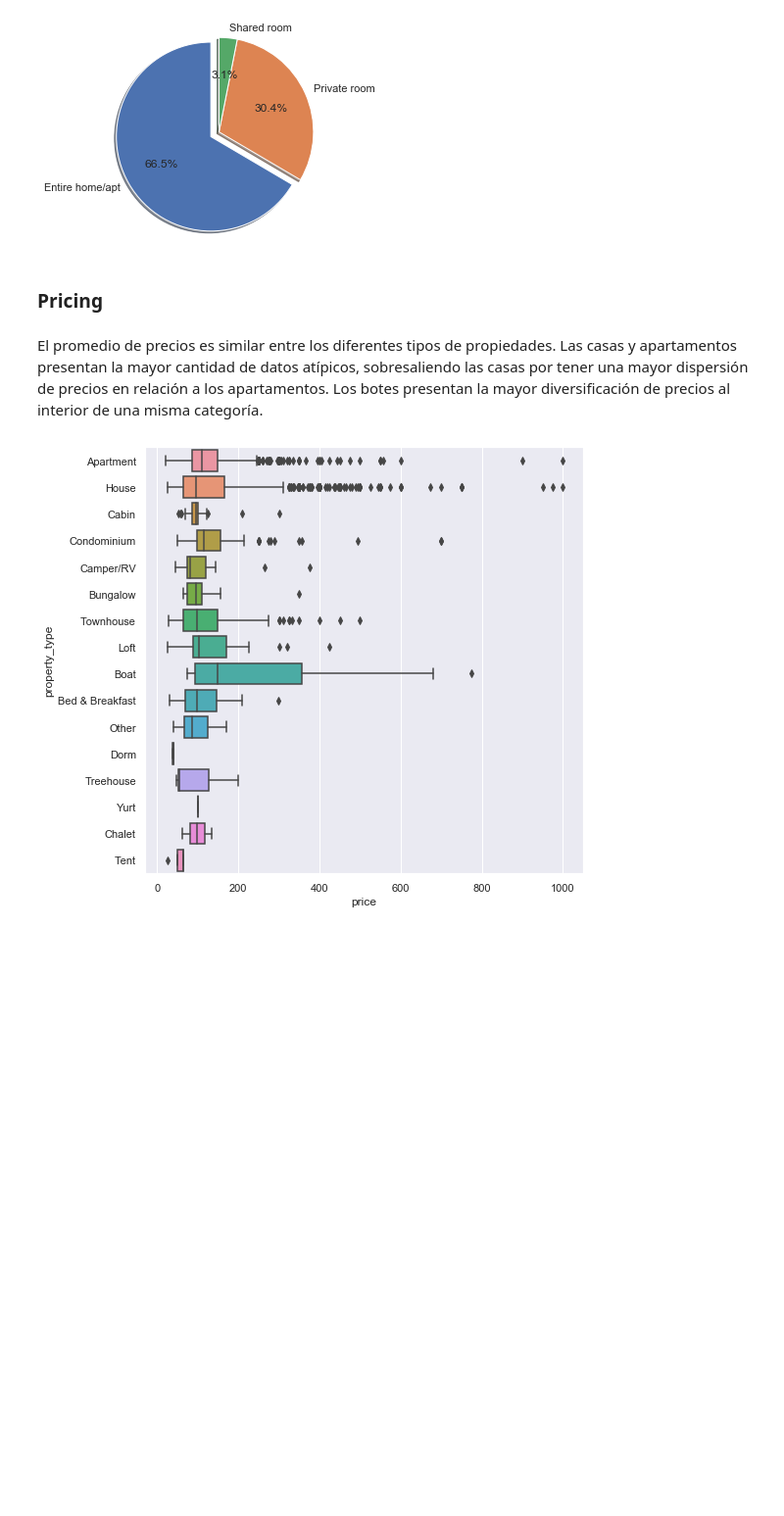
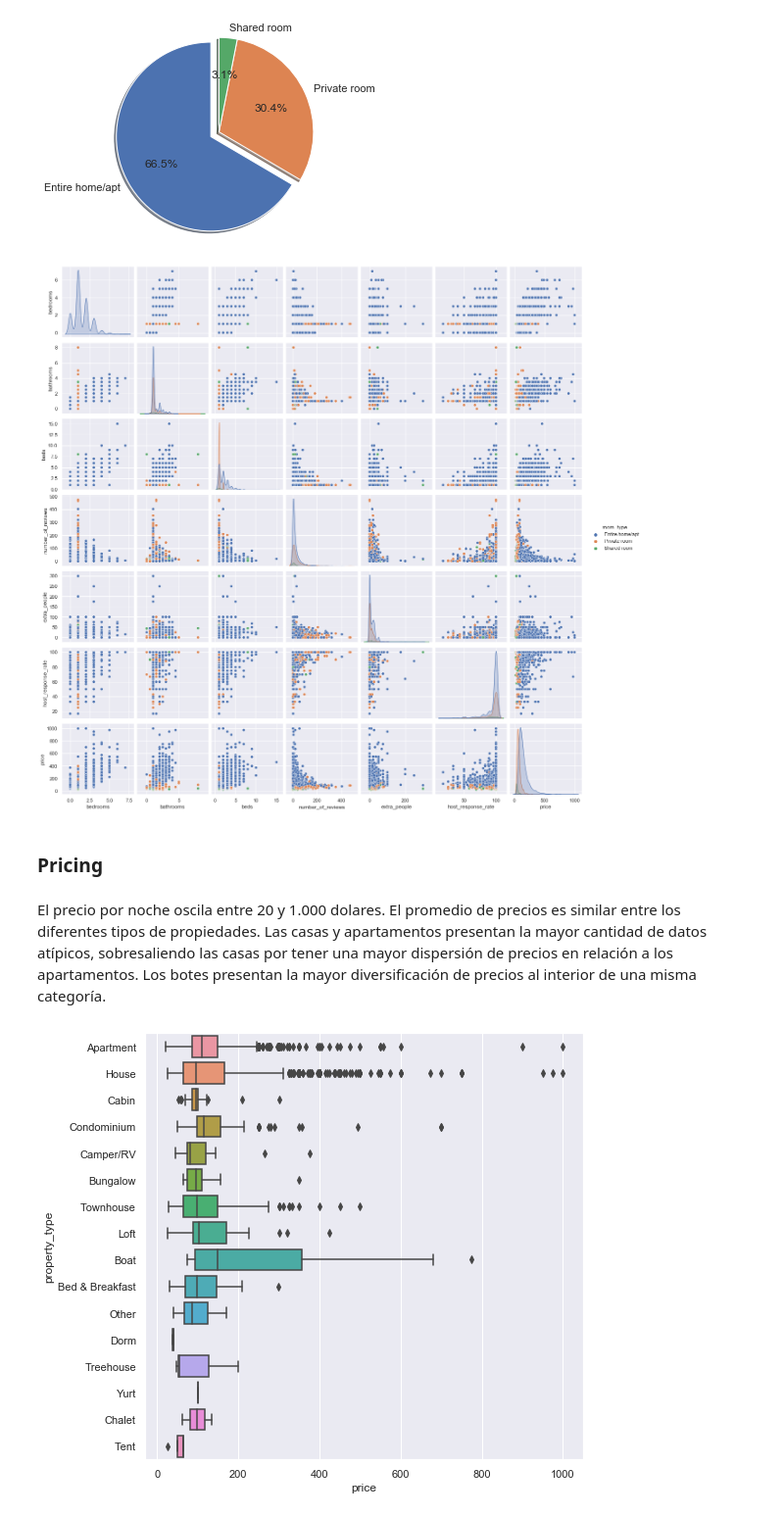
Before and after one commit to anmarphy/Airbnb-Deep-Learning-Pricing-Model, a Jupyter notebook: Part_I.ipynb, the cells around one changed output. Shown at 98% size. Saved outputs shown, nothing was run; the diff lists cells and outputs as text; code cells hidden in the pictures; blank space fills up the shorter version.

```diff
--- a/Part_I.ipynb
+++ b/Part_I.ipynb
@@ -69,3 +101,5 @@ Index(['id', 'listing_url', 'scrape_id', 'last_scraped', 'name', 'summary',
+# %%
+listings=listings.drop(['license', 'square_feet' ], axis=1)
 # %% [markdown]
 #### Distribución Espacial
 # %% [markdown]
@@ -143,7 +179,19 @@ ax1.axis('equal')  # Equal aspect ratio ensures that pie is drawn as a circle.
 plt.show()
 # %% [output]
 [figure]
+# %%
+listings['price'] = listings['price'].str.replace("[$, ]", "").astype("float")
+listings['extra_people'] = listings['extra_people'].str.replace("[$, ]", "").astype("float")
+# %%
+listings['host_response_rate']=listings['host_response_rate'].str.replace("%", "").astype("float")
+# %%
+df=listings[['bedrooms', 'bathrooms', 'beds','number_of_reviews','extra_people','host_response_rate','price', 'room_type']]
+# %%
+sns.pairplot(df,hue='room_type')
+plt.show()
+# %% [output]
+[figure, added]
 # %% [markdown]
 ### Pricing
 # %% [markdown]
-El promedio de precios es similar entre los diferentes tipos de propiedades. Las casas y apartamentos presentan la mayor cantidad de datos atípicos, sobresaliendo las casas por tener una mayor dispersión de precios en relación a los apartamentos. Los botes presentan la mayor diversificación de precios al interior de una misma categoría.
+El precio por noche oscila entre 20 y 1.000 dolares. El promedio de precios es similar entre los diferentes tipos de propiedades. Las casas y apartamentos presentan la mayor cantidad de datos atípicos, sobresaliendo las casas por tener una mayor dispersión de precios en relación a los apartamentos. Los botes presentan la mayor diversificación de precios al interior de una misma categoría.
```
Also changed, not shown: parts of 12 cells of this notebook.
